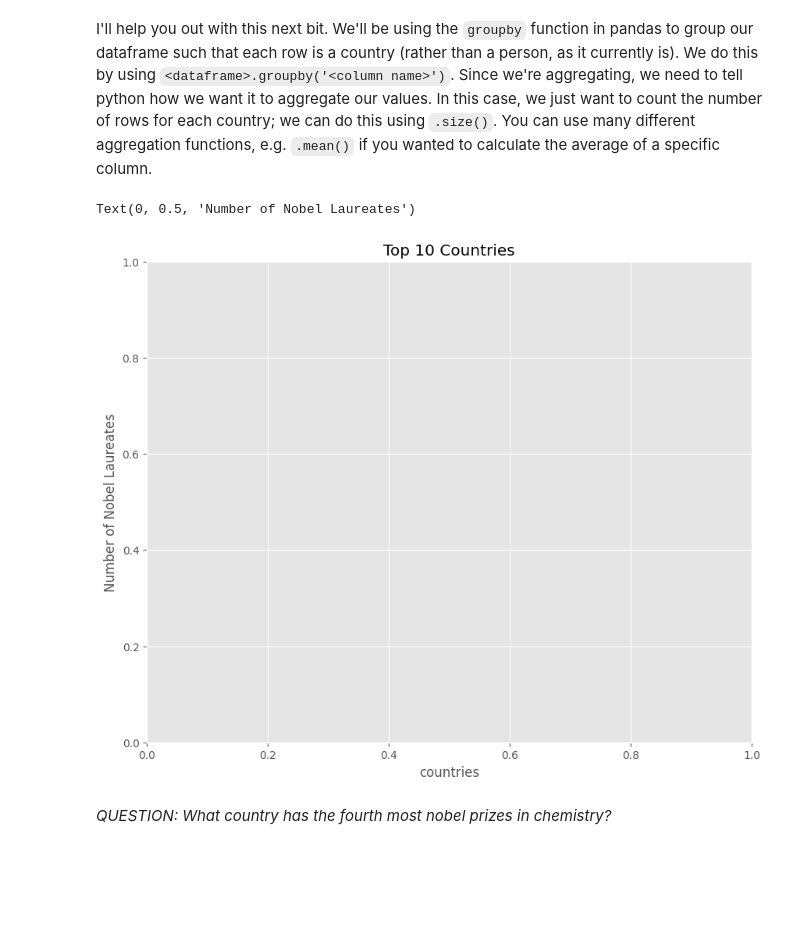
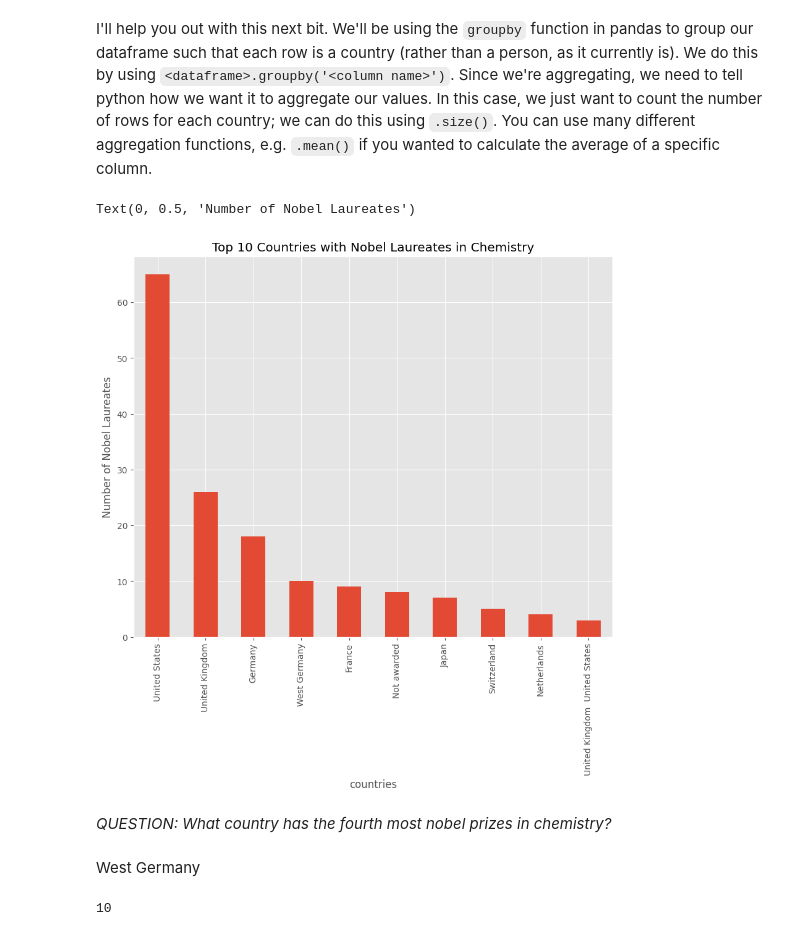
Before and after one commit to winstonlingga/QM2, a Jupyter notebook: notebooks/W02. Pandas.ipynb, the cells around one changed output. Drawn from its saved outputs; the diff is of its cells as text; code cells hidden in the pictures; blank space fills up the shorter version.

```diff
--- a/notebooks/W02. Pandas.ipynb
+++ b/notebooks/W02. Pandas.ipynb
@@ -543,19 +545,26 @@ I'll help you out with this next bit. We'll be using the `groupby` function in p
 # %%
 # here, we're creating a new dataframe called 'country' in which each row is a country, and the values represent the number of nobel laureates.
 countries=chem.groupby('Country[B]').size()
 
 #now let's sort it in descending order
 countries.sort_values(ascending=False)
 
 # finally, plot the top 10 countries
 
 top10countries=(countries.sort_values(ascending=False)).iloc[:10]
-top10countries.plot.bar
-plt.title('Top 10 Countries')
+top10countries.plot.bar()
+plt.title('Top 10 Countries with Nobel Laureates in Chemistry')
 plt.xlabel('countries')
 plt.ylabel('Number of Nobel Laureates')
 # %% [output]
 Text(0, 0.5, 'Number of Nobel Laureates')
-[figure, old version]
+[figure, new version]
 # %% [markdown]
 *QUESTION: What country has the fourth most nobel prizes in chemistry?*
+# %% [markdown]
+West Germany
+# %%
+West_Germany=(countries.sort_values(ascending=False)).iloc[3]
+print(West_Germany)
+# %% [output]
+10
```
Also changed, not shown: parts of 1 cell of this notebook.
